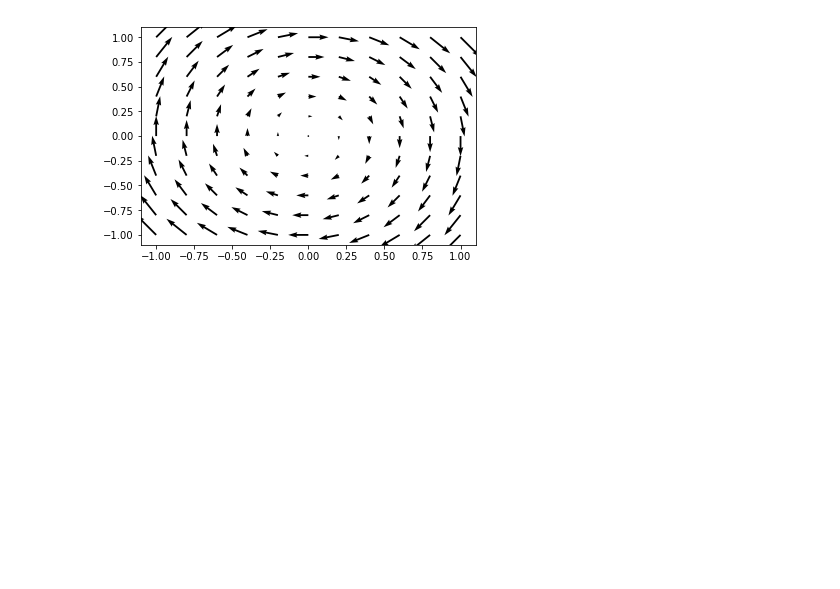
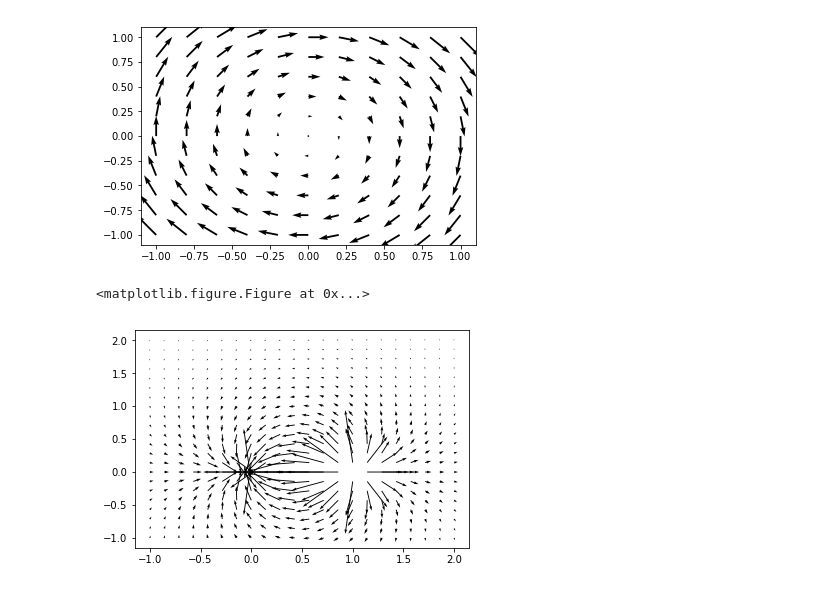
Before and after one commit to tongbaojia/Harvard_Ph12b, a Jupyter notebook: Lab0/quiver.ipynb, the cells around one changed output. Cells and saved outputs as stored; diff of their text form; code cells hidden in the pictures; blank space fills up the shorter version.

```diff
--- a/Lab0/quiver.ipynb
+++ b/Lab0/quiver.ipynb
@@ -19,3 +19,18 @@ plt.show()
 # %% [output]
 <matplotlib.figure.Figure at 0x...>
 [figure]
+# %%
+##for eletrical filed lines, just calculate the amplitude as you should
+
+coords = np.linspace(-1, 2, 22)
+X, Y = np.meshgrid(coords, coords)
+Vx1, Vy1 = -1/(X**2 + Y**2)*2*X, -1/(X**2 + Y**2)*2*Y
+Vx2, Vy2 = -1/((X - 1)**2 + Y**2)*2*(X - 1), -1/((X - 1)**2 + Y**2)*2*Y
+
+plt.clf()
+plt.figure()
+plt.quiver(X, Y, Vx1 - Vx2, Vy1 - Vy2)
+plt.show()
+# %% [output]
+<matplotlib.figure.Figure at 0x...>
+[figure, added]
```
Also changed, not shown: 4 other files.
